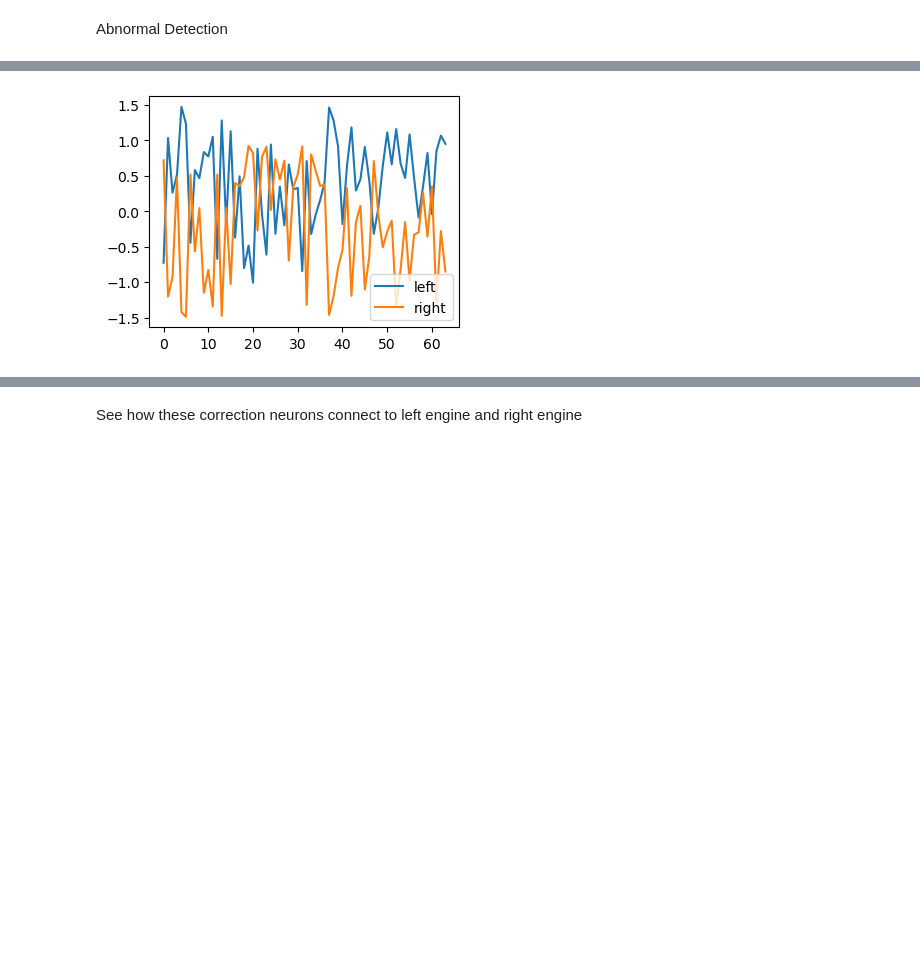
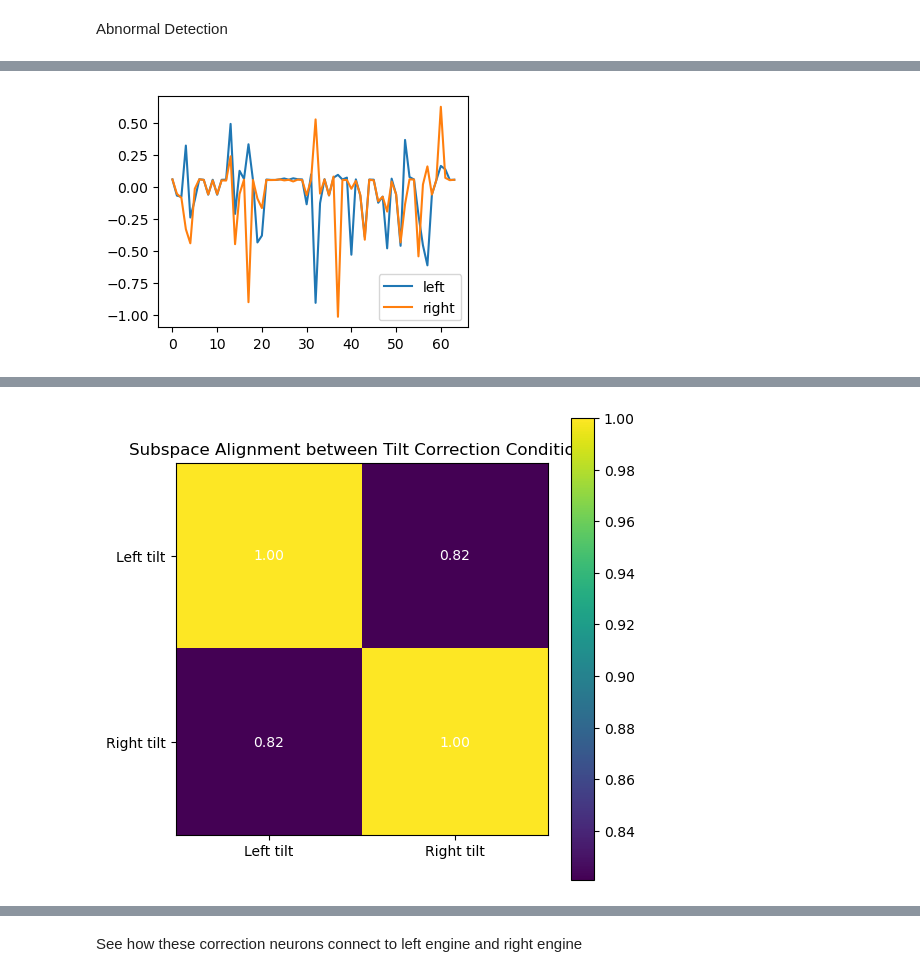
Before and after one commit to NeuroAIHub/EISep, a Jupyter notebook: docs/examples/rl_modularity.ipynb, the cells around one changed output, grey strips where cells are left out. Cells and saved outputs as stored; diff of their text form; code cells hidden in the pictures; blank space fills up the shorter version.

```diff
--- a/docs/examples/rl_modularity.ipynb
+++ b/docs/examples/rl_modularity.ipynb
@@ -359,0 +438,7 @@ np.save('buffer_phase.npy', buffer_phase)
+# %%
+fig, ax = plt.subplots(1,1, figsize=(6,6))
+for i in range(buffer_hidden.shape[1]):
+    ax.plot(buffer_hidden[:1000, i], label=f'Neuron {i+1}')
+ax.set_title('Hidden states of first 1000 timesteps')
+# ax.legend()
+plt.show()
@@ -638,4 +802,5 @@ if event_mask_right.sum() < 50:
     event_mask_right = right_abnormal
 
 right_sel = event_selectivity(buffer_hidden, event_mask_right)
+tilt_specific_idx = [np.where(left_abnormal_corr,1,0), np.where(right_abnormal_corr,1,0)]  # left, right
 # %% [output]
@@ -642,0 +808,12 @@ right_sel = event_selectivity(buffer_hidden, event_mask_right)
+# %%
+tilt_specific_hidden_mode_activation = [hidden_projection_on_pc[tilt_specific_idx[i]==1] for i in range(2)]
+mean_hidden_mode_activation = [tilt_specific_hidden_mode_activation[i].mean(axis=0) for i in range(2)]
+std_hidden_mode_activation = [tilt_specific_hidden_mode_activation[i].std(0) for i in range(2)]
+fig, ax = plt.subplots(1,1, figsize=(10,5))
+for i in range(2):
+    ax.plot(mean_hidden_mode_activation[i], label=action_names[i])
+    ax.fill_between(np.arange(len(mean_hidden_mode_activation[i])), mean_hidden_mode_activation[i]-std_hidden_mode_activation[i],
+                    mean_hidden_mode_activation[i]+std_hidden_mode_activation[i], alpha=0.2)
+ax.set_title('Mean hidden mode activation across tilt-correction index')
+ax.legend()
+plt.show()
@@ -643,30 +822,61 @@ right_sel = event_selectivity(buffer_hidden, event_mask_right)
 # %%
 fig, ax = plt.subplots(1,1,figsize=(4,3))
 ax.plot(left_sel, label='left')
 ax.plot(right_sel, label='right')
 plt.legend()
 plt.show()
 
 H = buffer_hidden.shape[1]
 k = 15
 
 # Sort by absolute selectivity
 # idx_sorted = np.argsort(-np.abs(left_sel))
 # top_left_neurons = idx_sorted[:k]
-left_threshold = np.std(np.abs(left_sel))*0.8
+tilt_selectivity_matrix = np.zeros((2, H))
+left_threshold = np.std(left_sel)*0.8
 print('left threshold:', left_threshold)
-top_left_neurons = np.where(np.abs(left_sel)>left_threshold)[0]
+left_tilt_mask = np.where(left_sel>left_threshold, 1, 0)
+tilt_selectivity_matrix[0] = left_tilt_mask
+top_left_neurons = np.where(left_sel>left_threshold)[0]
 exc_inh_mask_left = np.where(left_sel[top_left_neurons] > 0, 1, 0)
+
 
 print("Top left-over-tilt-correction neurons:", top_left_neurons, left_sel[top_left_neurons])
 # idx_sorted = np.argsort(-np.abs(right_sel))
 # top_right_neurons = idx_sorted[:k]
-right_threshold = np.std(np.abs(right_sel))*0.8
+right_threshold = np.std(right_sel)*0.8
 print('right threshold:', right_threshold)
-top_right_neurons = np.where(np.abs(right_sel)>right_threshold)[0]
+right_tilt_mask = np.where(right_sel>right_threshold, 1, 0)
+tilt_selectivity_matrix[1] = right_tilt_mask
+top_right_neurons = np.where(right_sel>right_threshold)[0]
 exc_inh_mask_right = np.where(right_sel[top_right_neurons] > 0, 1, 0)
 print("Top right-over-tilt-correction neurons:", top_right_neurons, right_sel[top_right_neurons])
 non_selective_neurons = np.setdiff1d(np.arange(H), np.concatenate([top_left_neurons, top_right_neurons]))
 print(non_selective_neurons.shape)
+
+tilt_mask_sum = tilt_selectivity_matrix.sum(0)
+mixed_mask = (tilt_mask_sum>1)
+non_selective_mask = (tilt_mask_sum==0)
+mixed_neurons = np.where(mixed_mask)[0]
+non_selective_neurons = np.where(non_selective_mask)[0]
+left_neurons = np.where((tilt_mask_sum==1)&(left_tilt_mask==1))[0]
+right_neurons = np.where((tilt_mask_sum==1)&(right_tilt_mask==1))[0]
+all_neurons = [left_neurons, right_neurons, mixed_neurons, non_selective_neurons]
+group_sizes = [len(x) for x in all_neurons]
+
+alignments = subspace_alignments_across_index(buffer_hidden, tilt_specific_idx)
+fig, ax = plt.subplots(1,1,figsize=(6,6))
+im = ax.imshow(alignments, cmap='viridis')
+ax.set_xticks(np.arange(2))
+ax.set_yticks(np.arange(2))
+ax.set_xticklabels(['Left tilt', 'Right tilt'])
+ax.set_yticklabels(['Left tilt', 'Right tilt'])
+for i in range(2):
+    for j in range(2):
+        text = ax.text(j, i, f'{alignments[i, j]:.2f}',
+                       ha="center", va="center", color="w")
+fig.colorbar(im)
+ax.set_title('Subspace Alignment between Tilt Correction Conditions')
+plt.show()
 # %% [output]
-[figure, old version]
+[figure, new version]
@@ -690,3 +892,4 @@ Top left-over-tilt-correction neurons: [ 0  1  3  4  5  6  7  8  9 10 11 12 13 1
+[figure, added]
 # %%
 def find_event_onsets(mask: np.ndarray, min_gap: int = 5) -> np.ndarray:
     """
```
Also changed, not shown: parts of 38 cells of this notebook, 12 other files.
